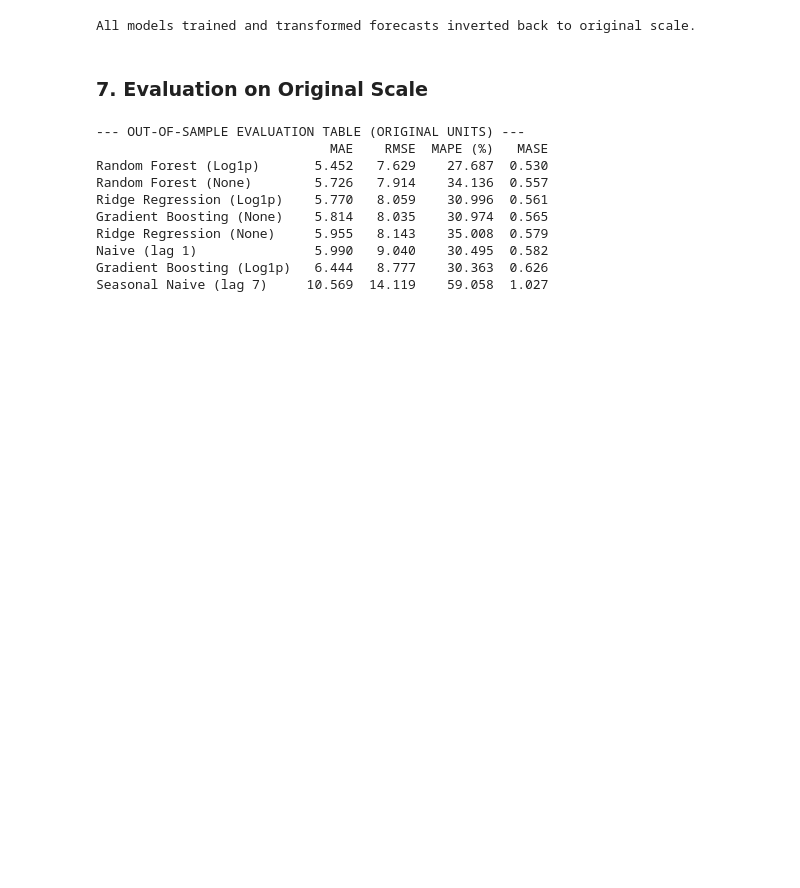
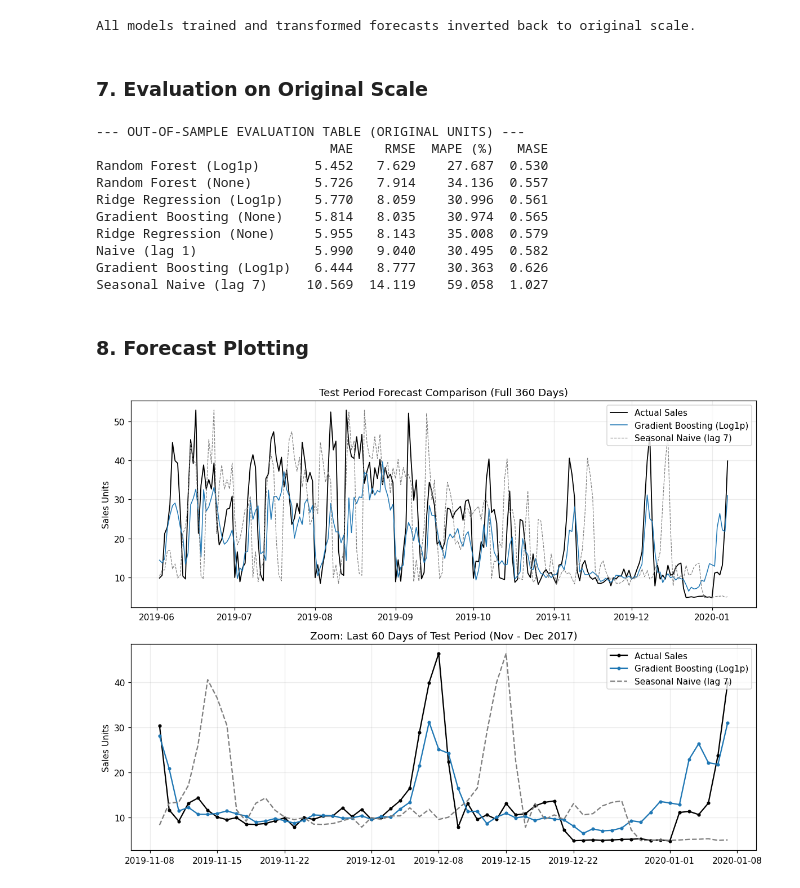
Before and after one commit to kariuki392/MastersSchoolProjects, a Jupyter notebook: TimeSeriesAnalysisProjects/notebookanddata/wk9powersupplygrpproject/powersupplytsengine.ipynb, the cells around one changed output. Drawn from its saved outputs; the diff is of its cells as text; code cells hidden in the pictures; blank space fills up the shorter version.

```diff
--- a/TimeSeriesAnalysisProjects/notebookanddata/wk9powersupplygrpproject/powersupplytsengine.ipynb
+++ b/TimeSeriesAnalysisProjects/notebookanddata/wk9powersupplygrpproject/powersupplytsengine.ipynb
@@ -233,3 +233,28 @@ Ridge Regression (None)     5.955   8.143    35.008  0.579
 Naive (lag 1)               5.990   9.040    30.495  0.582
 Gradient Boosting (Log1p)   6.444   8.777    30.363  0.626
 Seasonal Naive (lag 7)     10.569  14.119    59.058  1.027
+# %% [markdown]
+### 8. Forecast Plotting
+# %%
+fig, axes = plt.subplots(2, 1, figsize=(11, 8))
+axes[0].plot(y_te_raw.index, y_te_raw, color='black', lw=1.2, label='Actual Sales')
+axes[0].plot(preds['Gradient Boosting (Log1p)'].index, preds['Gradient Boosting (Log1p)'], color='tab:blue', lw=1.0, label='Gradient Boosting (Log1p)')
+axes[0].plot(preds['Seasonal Naive (lag 7)'].index, preds['Seasonal Naive (lag 7)'], color='grey', ls='--', lw=0.8, label='Seasonal Naive (lag 7)')
+axes[0].set_title('Test Period Forecast Comparison (Full 360 Days)')
+axes[0].set_ylabel('Sales Units')
+axes[0].legend()
+
+zoom = y_te_raw.index[-60:]
+axes[1].plot(zoom, y_te_raw.loc[zoom], color='black', marker='o', ms=3, label='Actual Sales')
+
+axes[1].plot(zoom, preds['Gradient Boosting (Log1p)'].loc[zoom], color='tab:blue', marker='o', ms=3, label='Gradient Boosting (Log1p)')
+axes[1].plot(zoom, preds['Seasonal Naive (lag 7)'].loc[zoom], color='grey', ls='--', label='Seasonal Naive (lag 7)')
+axes[1].set_title('Zoom: Last 60 Days of Test Period (Nov - Dec 2017)')
+axes[1].set_ylabel('Sales Units')
+axes[1].legend()
+
+plt.tight_layout()
+plt.savefig('forecast_comparison.png', dpi=300, bbox_inches='tight')
+plt.show()
+# %% [output]
+[figure, added]
```
